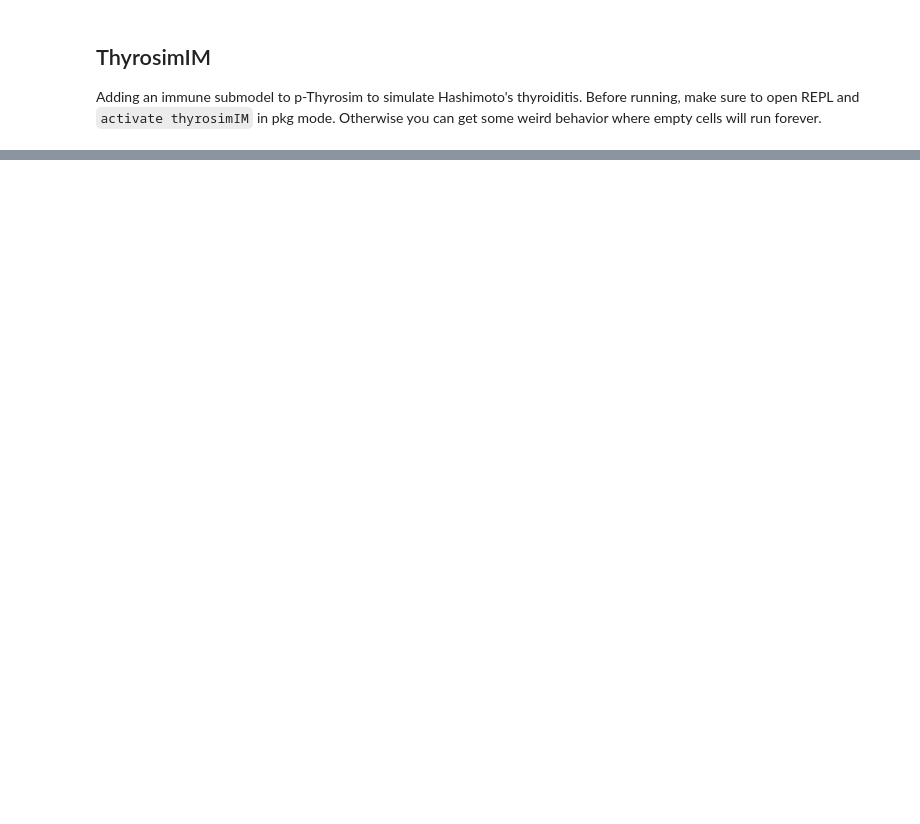
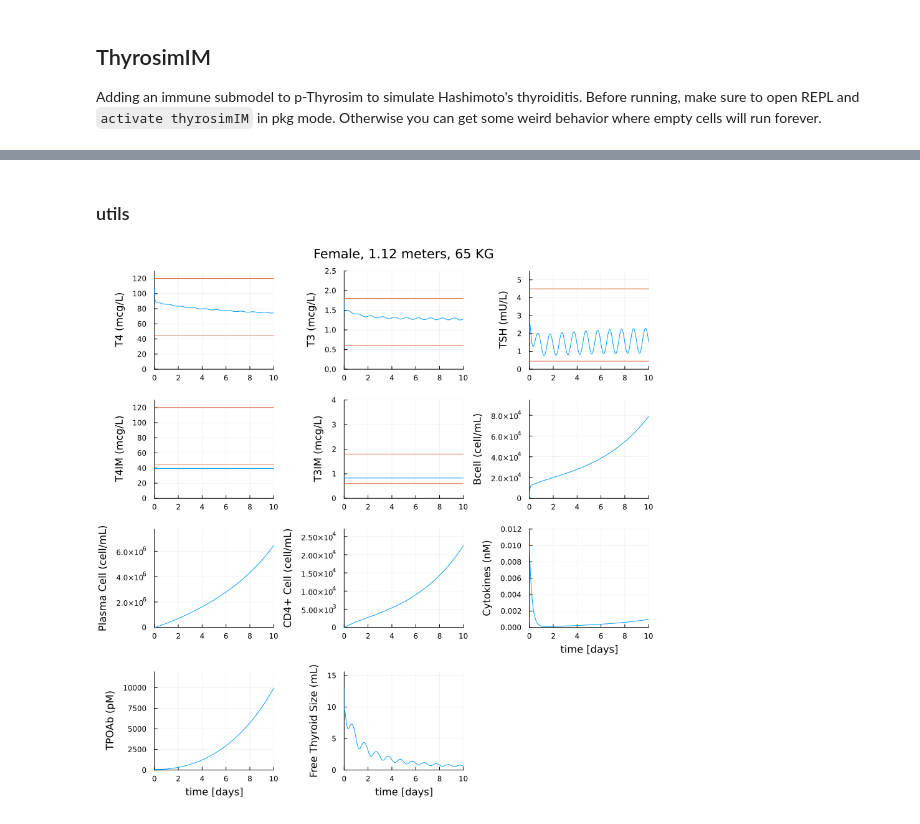
Before and after one commit to mehathakur/BioCyb_UCLA, a Jupyter notebook: thyrosimIM/src/dev.ipynb, the cells around one changed output, grey strips where cells are left out. Cells and saved outputs as stored; diff of their text form; code cells hidden in the pictures; blank space fills up the shorter version.

```diff
--- a/thyrosimIM/src/dev.ipynb
+++ b/thyrosimIM/src/dev.ipynb
@@ -12,6 +12,6 @@ include("utils.jl");
 # %%
-sex = false
-h = 1.12
-w = 65
-sol = simulate(h,w,sex)
-plt = output_plot(sol, title="Female, $h meters, $w KG")
+# sex = false
+# h = 1.12
+# w = 65
+# sol = simulate(h,w,sex)
+# plt = output_plot(sol, title="Female, $h meters, $w KG")
@@ -19,0 +502,2 @@ plt = output_plot(sol, title="Female, $h meters, $w KG")
+# %% [markdown]
+### utils
@@ -19,0 +752,6 @@ plt = output_plot(sol, title="Female, $h meters, $w KG")
+# %%
+sol = simulate(h,w,sex,days=10, warmup=false);
+# %%
+plt = output_plotIM(sol, title="Female, $h meters, $w KG")
+# %% [output]
+[figure, added]
```
Also changed, not shown: parts of 14 cells of this notebook, 1 other file.
